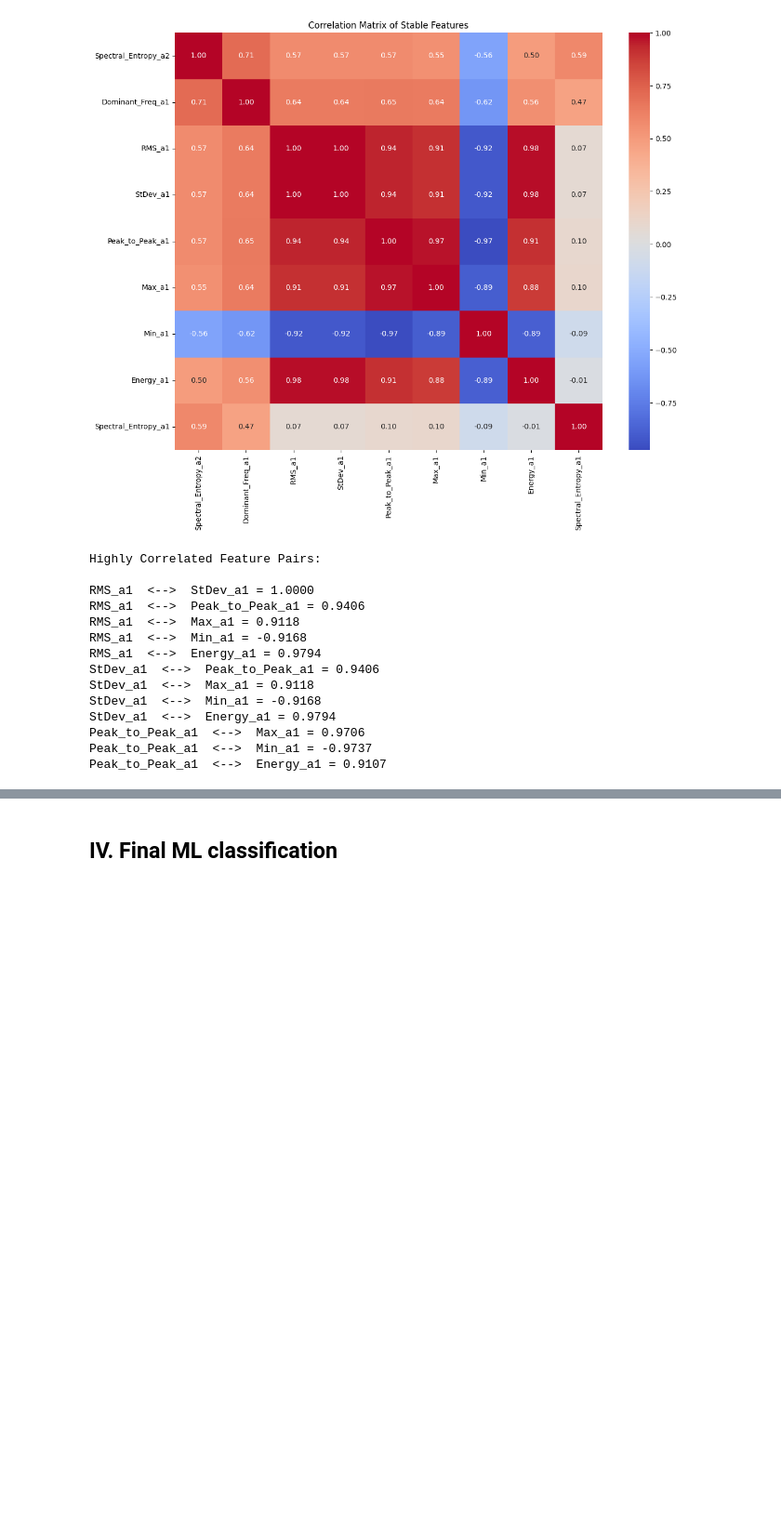
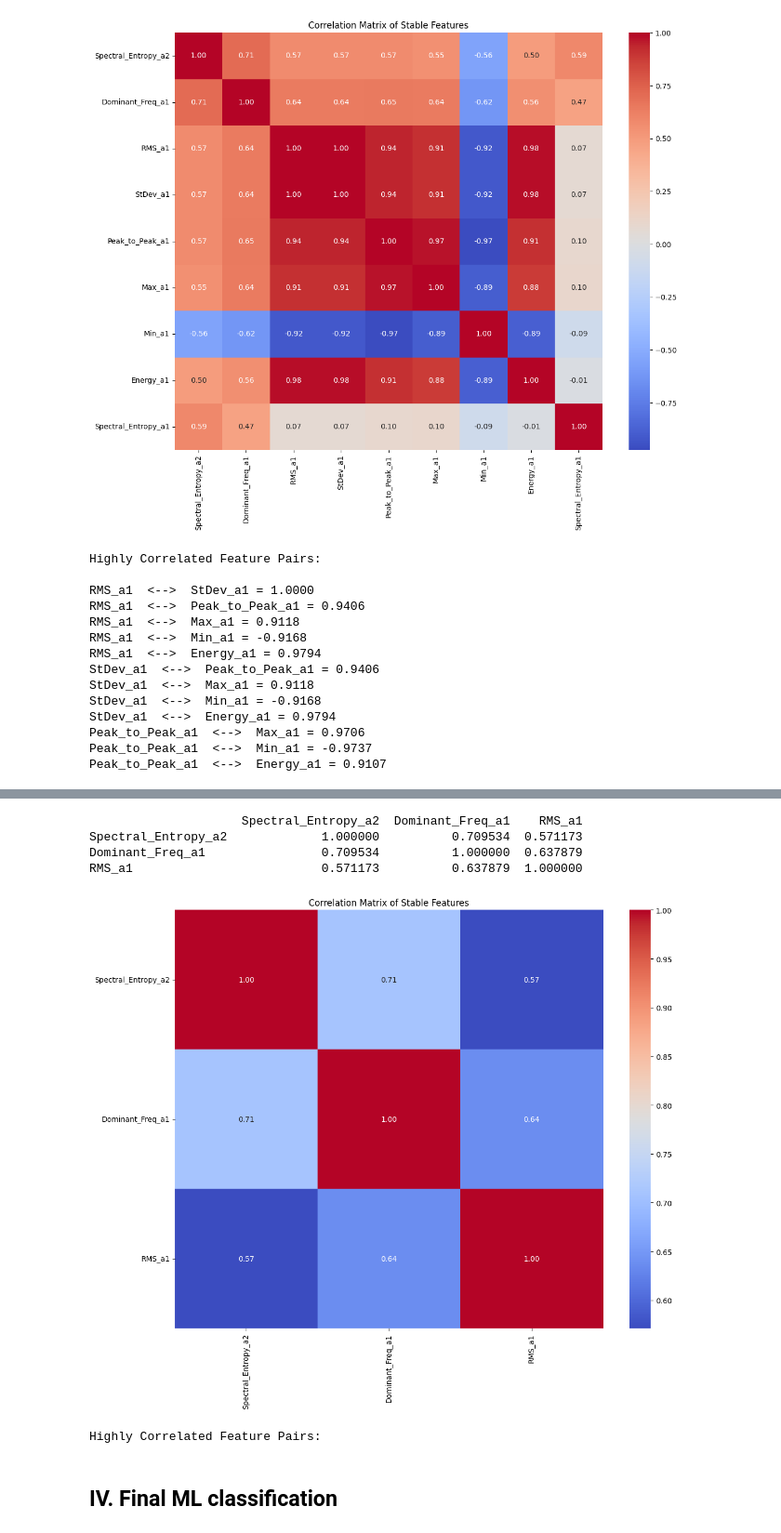
Before and after one commit to jalal-hdid/Gearbox-Fault-Diagnosis-FEN, a Jupyter notebook: Gearbox_Fault_Diagnosis_FEN.ipynb, the cells around one changed output, grey strips where cells are left out. Shown at 93% size. Drawn from its saved outputs; the diff is of its cells as text; code cells hidden in the pictures; blank space fills up the shorter version.

```diff
--- a/Gearbox_Fault_Diagnosis_FEN.ipynb
+++ b/Gearbox_Fault_Diagnosis_FEN.ipynb
@@ -601,3 +709,83 @@ Peak_to_Peak_a1  <-->  Energy_a1 = 0.9107
+# %%
+# ============================================================
+# Selecting the most stable features from the feature_frequency_table
+# (features with frequency == 100% )
+# ============================================================
+
+stable_features = feature_frequency_table[
+    feature_frequency_table['Percentage'] == 100
+    ]['Feature'].tolist()
+
+# ============================================================
+# Create dataframe with stable features only
+# ============================================================
+
+X_stable = X_Train[stable_features]
+
+# ============================================================
+# Correlation matrix
+# ============================================================
+
+corr_matrix = X_stable.corr()
+
+# ============================================================
+# Display matrix values
+# ============================================================
+
+print(corr_matrix)
+
+# ============================================================
+# Heatmap visualization
+# ============================================================
+
+plt.figure(figsize=(12, 10))
+
+sns.heatmap(
+    corr_matrix,
+    annot=True,
+    fmt='.2f',
+    cmap='coolwarm'
+)
+
+plt.title('Correlation Matrix of Stable Features')
+
+plt.xticks(rotation=90)
+plt.yticks(rotation=0)
+
+plt.tight_layout()
+
+plt.show()
+
+# ============================================================
+# Identify highly redundant feature pairs
+# ============================================================
+
+threshold = 0.9
+
+print('\nHighly Correlated Feature Pairs:\n')
+
+for i in range(len(corr_matrix.columns)):
+
+    for j in range(i + 1, len(corr_matrix.columns)):
+
+        corr_value = corr_matrix.iloc[i, j]
+
+        if abs(corr_value) >= threshold:
+
+            feature_1 = corr_matrix.columns[i]
+            feature_2 = corr_matrix.columns[j]
+
+            print(
+                f'{feature_1}  <-->  {feature_2} '
+                f'= {corr_value:.4f}'
+            )
+# %% [output]
+                     Spectral_Entropy_a2  Dominant_Freq_a1    RMS_a1
+Spectral_Entropy_a2             1.000000          0.709534  0.571173
+Dominant_Freq_a1                0.709534          1.000000  0.637879
+RMS_a1                          0.571173          0.637879  1.000000
+[figure, added]
+Highly Correlated Feature Pairs:
 # %% [markdown]
 ## **IV. Final ML classification**
 # %% [markdown]
```
Also changed, not shown: parts of 19 cells of this notebook.
